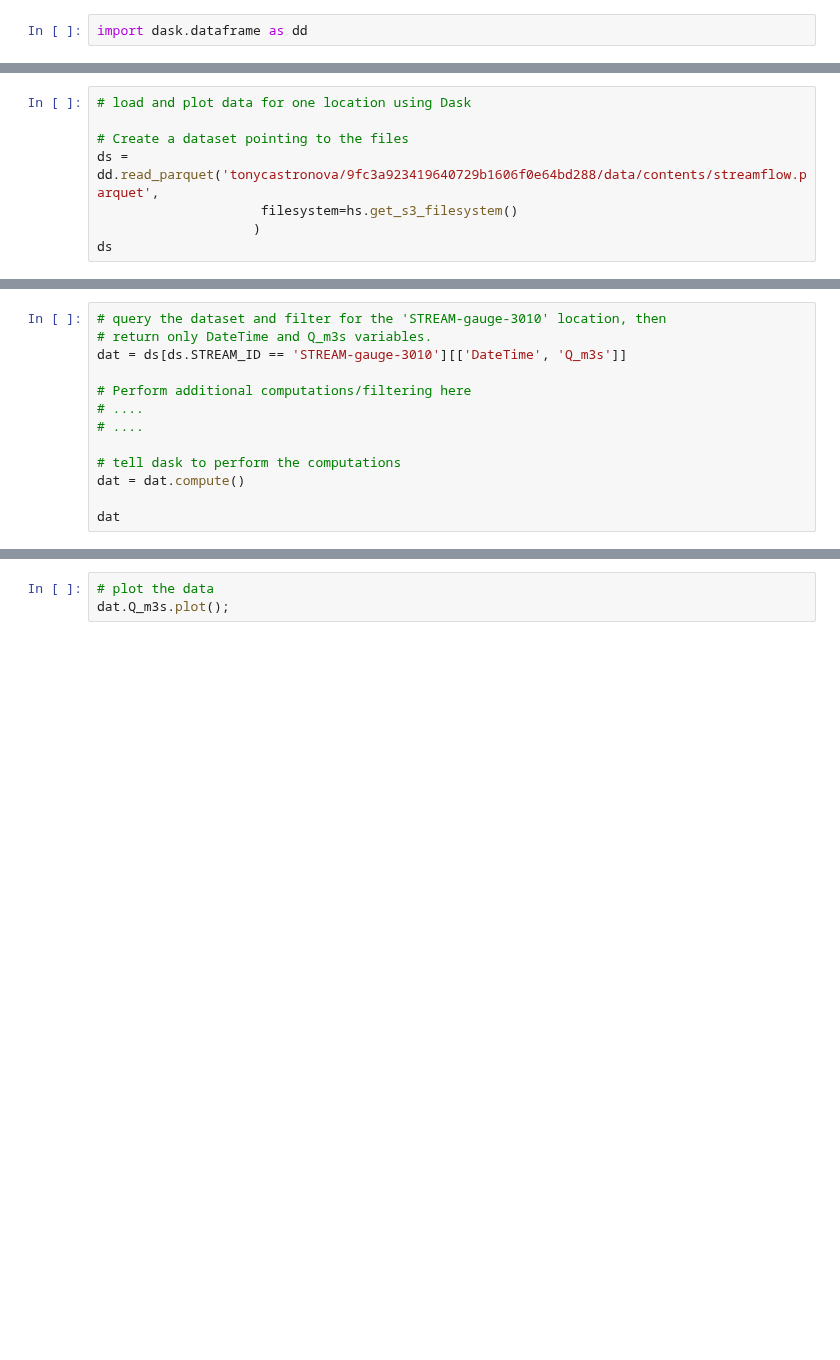
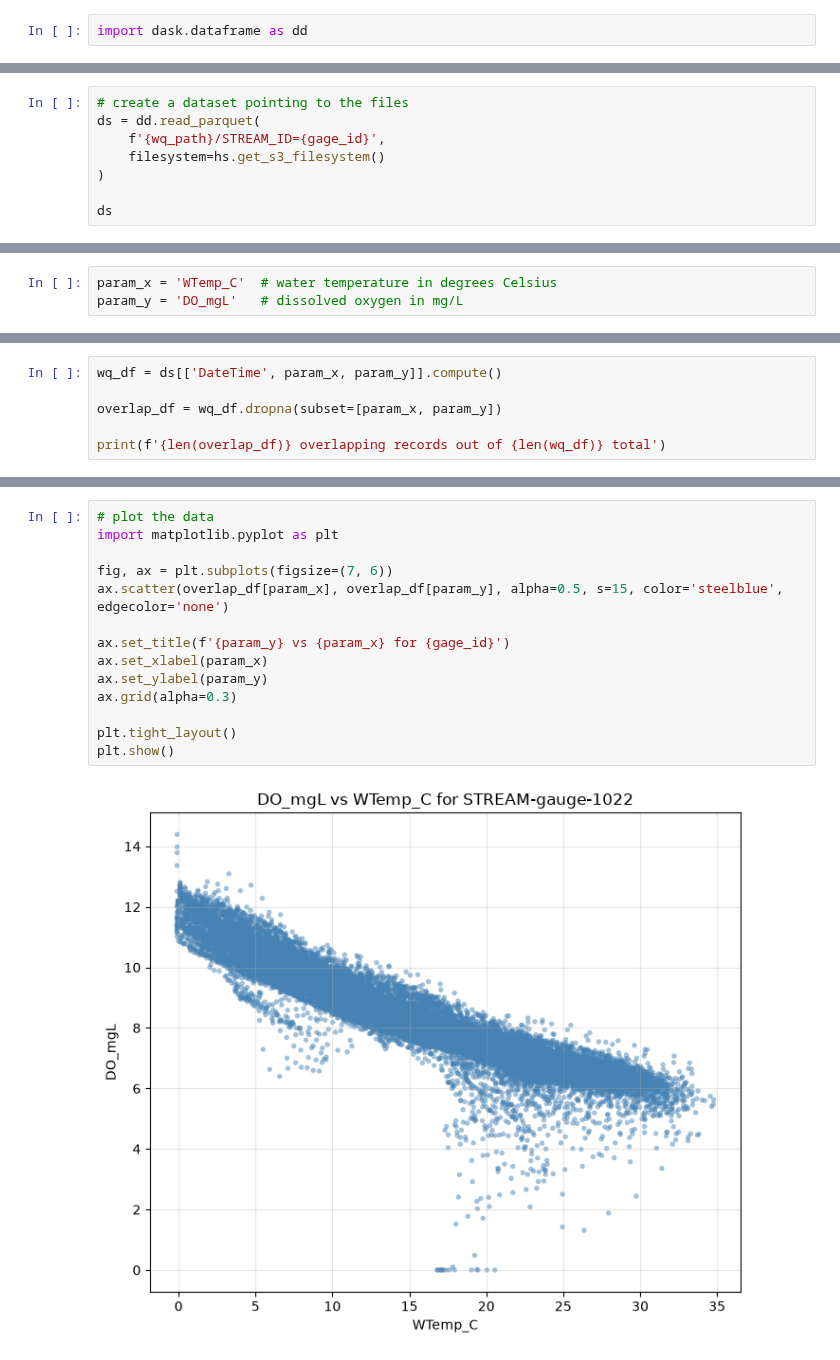
Before and after one commit to CUAHSI/STREAM, a Jupyter notebook: examples/parquet-data-access.ipynb, the cells around one changed output, grey strips where cells are left out. Saved outputs shown, nothing was run; the diff lists cells and outputs as text; blank space fills up the shorter version.

```diff
--- a/examples/parquet-data-access.ipynb
+++ b/examples/parquet-data-access.ipynb
@@ -53,8 +297,8 @@ import dask.dataframe as dd
 # %%
-# load and plot data for one location using Dask
+# create a dataset pointing to the files
+ds = dd.read_parquet(
+    f'{wq_path}/STREAM_ID={gage_id}',
+    filesystem=hs.get_s3_filesystem()
+)
 
-# Create a dataset pointing to the files
-ds = dd.read_parquet('tonycastronova/9fc3a923419640729b1606f0e64bd288/data/contents/streamflow.parquet',
-                     filesystem=hs.get_s3_filesystem()
-                    )
 ds
@@ -62,0 +339,3 @@ Notice how fast this query was. This is because data has not been downloaded yet
+# %%
+param_x = 'WTemp_C'  # water temperature in degrees Celsius
+param_y = 'DO_mgL'   # dissolved oxygen in mg/L
@@ -63,13 +344,6 @@ Notice how fast this query was. This is because data has not been downloaded yet
 # %%
-# query the dataset and filter for the 'STREAM-gauge-3010' location, then
-# return only DateTime and Q_m3s variables.
-dat = ds[ds.STREAM_ID == 'STREAM-gauge-3010'][['DateTime', 'Q_m3s']]
+wq_df = ds[['DateTime', param_x, param_y]].compute()
 
-# Perform additional computations/filtering here
-# ....
-# ....
+overlap_df = wq_df.dropna(subset=[param_x, param_y])
 
-# tell dask to perform the computations
-dat = dat.compute()
-
-dat
+print(f'{len(overlap_df)} overlapping records out of {len(wq_df)} total')
@@ -76,3 +354,16 @@ dat
 # %%
 # plot the data
-dat.Q_m3s.plot();
+import matplotlib.pyplot as plt
+
+fig, ax = plt.subplots(figsize=(7, 6))
+ax.scatter(overlap_df[param_x], overlap_df[param_y], alpha=0.5, s=15, color='steelblue', edgecolor='none')
+
+ax.set_title(f'{param_y} vs {param_x} for {gage_id}')
+ax.set_xlabel(param_x)
+ax.set_ylabel(param_y)
+ax.grid(alpha=0.3)
+
+plt.tight_layout()
+plt.show()
+# %% [output]
+[figure, added]
```
Also changed, not shown: parts of 46 cells of this notebook, 1 other file.
